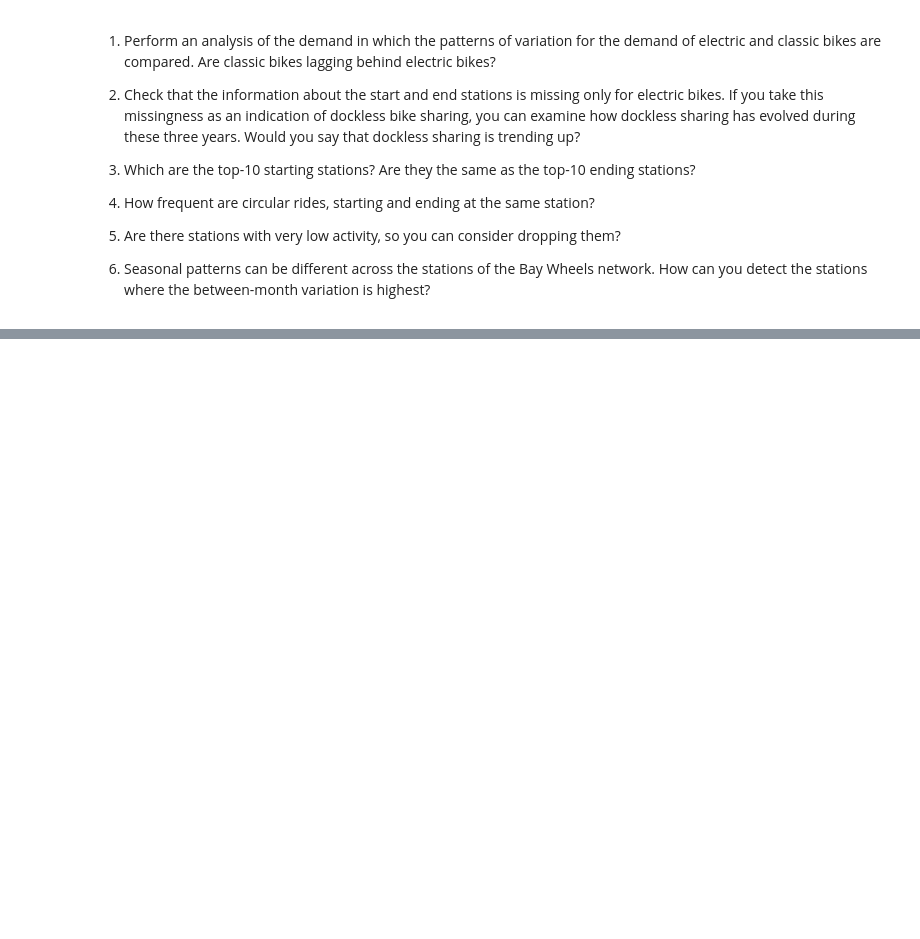
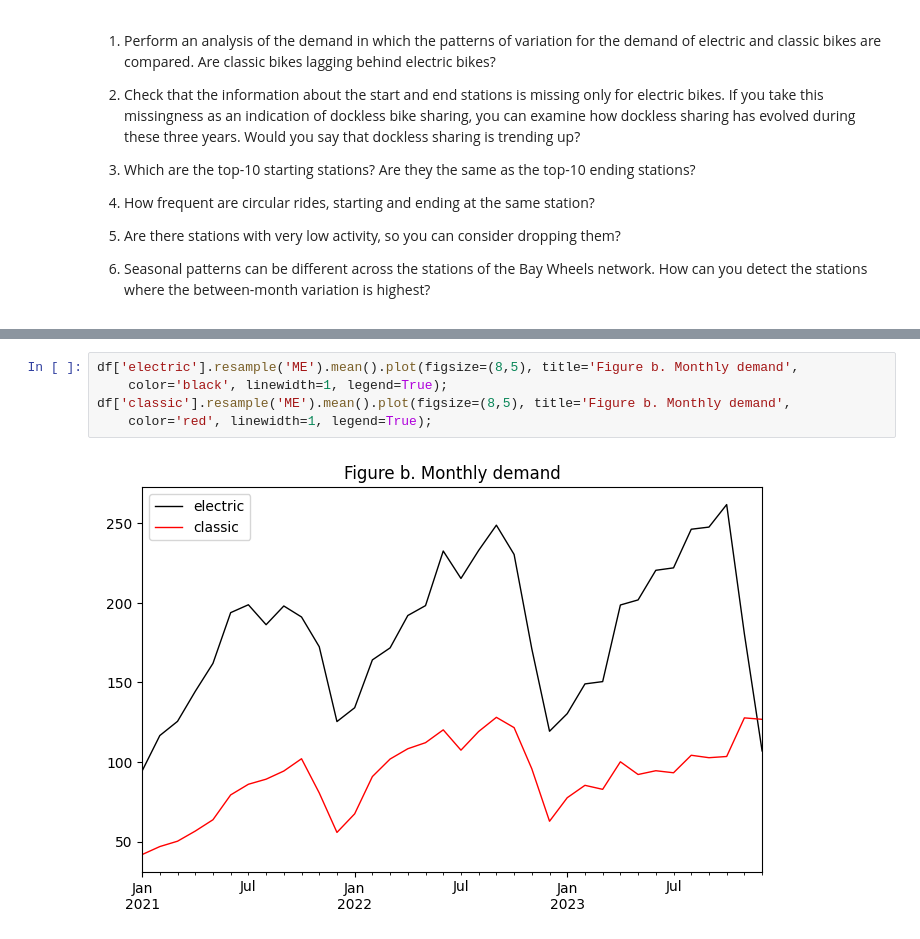
Before and after one commit to Fiona666-code/DataSci_Course, a Jupyter notebook: Day 5/[DATA-05E] Example - Bay Wheels operations data.ipynb, the cells around one changed output, grey strips where cells are left out. Saved outputs shown, nothing was run; the diff lists cells and outputs as text; blank space fills up the shorter version.

```diff
--- a/Day 5/[DATA-05E] Example - Bay Wheels operations data.ipynb
+++ b/Day 5/[DATA-05E] Example - Bay Wheels operations data.ipynb
@@ -210,0 +385,7 @@ df[['total', 'month']].groupby('month').mean().plot(figsize=(8,5),
+# %%
+df['electric'].resample('ME').mean().plot(figsize=(8,5), title='Figure b. Monthly demand',
+	color='black', linewidth=1, legend=True);
+df['classic'].resample('ME').mean().plot(figsize=(8,5), title='Figure b. Monthly demand',
+	color='red', linewidth=1, legend=True);
+# %% [output]
+[figure, added]
```
Also changed, not shown: parts of 36 cells of this notebook.
